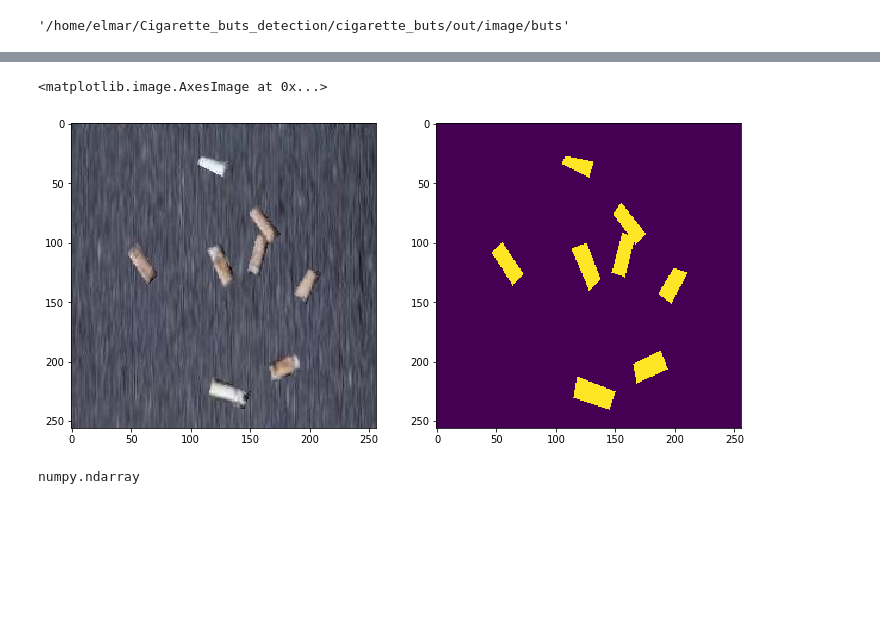
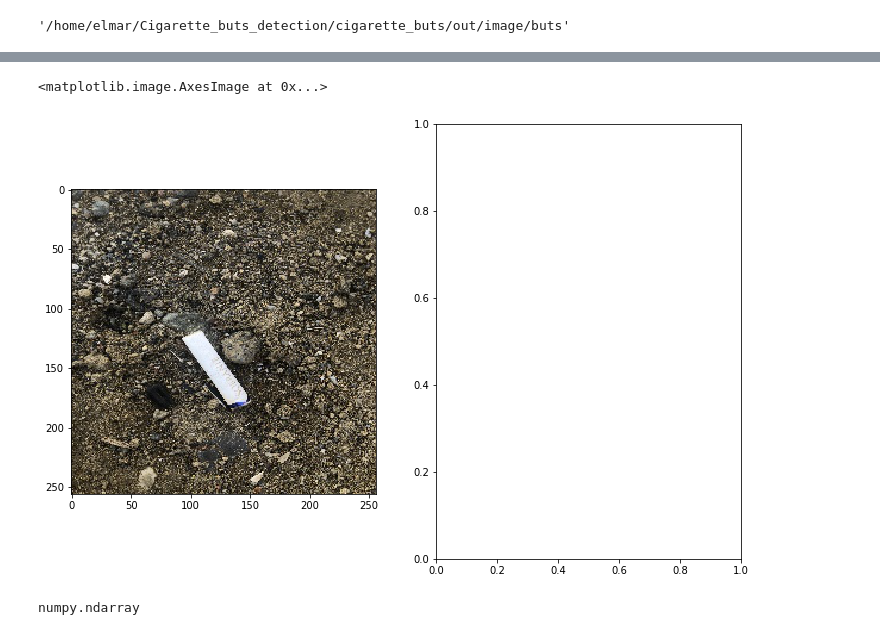
Before and after one commit to Elmar999/Cigarette_buts_detection, a Jupyter notebook: cigarette_buts/cigarettNet/test.ipynb, the cells around one changed output, grey strips where cells are left out. Saved outputs shown, nothing was run; the diff lists cells and outputs as text; code cells hidden in the pictures; blank space fills up the shorter version.

```diff
--- a/cigarette_buts/cigarettNet/test.ipynb
+++ b/cigarette_buts/cigarettNet/test.ipynb
@@ -123,0 +123,5 @@ resize_image(config.BACKGROUND_DIRECTORY)
+# %%
+# mask = np.load('../out/mask/cgrt_2.npy')
+img_index = 26
+img = plt.imread(image_path[img_index])
+plt.imshow(img, aspect='auto')
@@ -124,16 +131,13 @@ resize_image(config.BACKGROUND_DIRECTORY)
 # %%
 generate_mask('cgrt_1.jpg', '../out/image/buts/cgrt_1.json')
 generate_mask('cgrt_2.jpg', '../out/image/buts/cgrt_2.json')
-# %%
-mask = np.load('../out/mask/cgrt_2.npy')
-img = plt.imread("../out/image/buts/cgrt_1.jpg")
 # %%
 fig, ax = plt.subplots(1 , 2, figsize=(12, 8))
 ax[0].imshow(img)
-ax[1].imshow(mask)
+# ax[1].imshow(mask)
 # %% [output]
 <matplotlib.image.AxesImage at 0x...>
-[figure, old version]
+[figure, new version]
 # %%
 test = plt.imread('../out/image/buts/cgrt_2.jpg')
 type(test)
```
Also changed, not shown: parts of 11 cells of this notebook, 3 other files.
